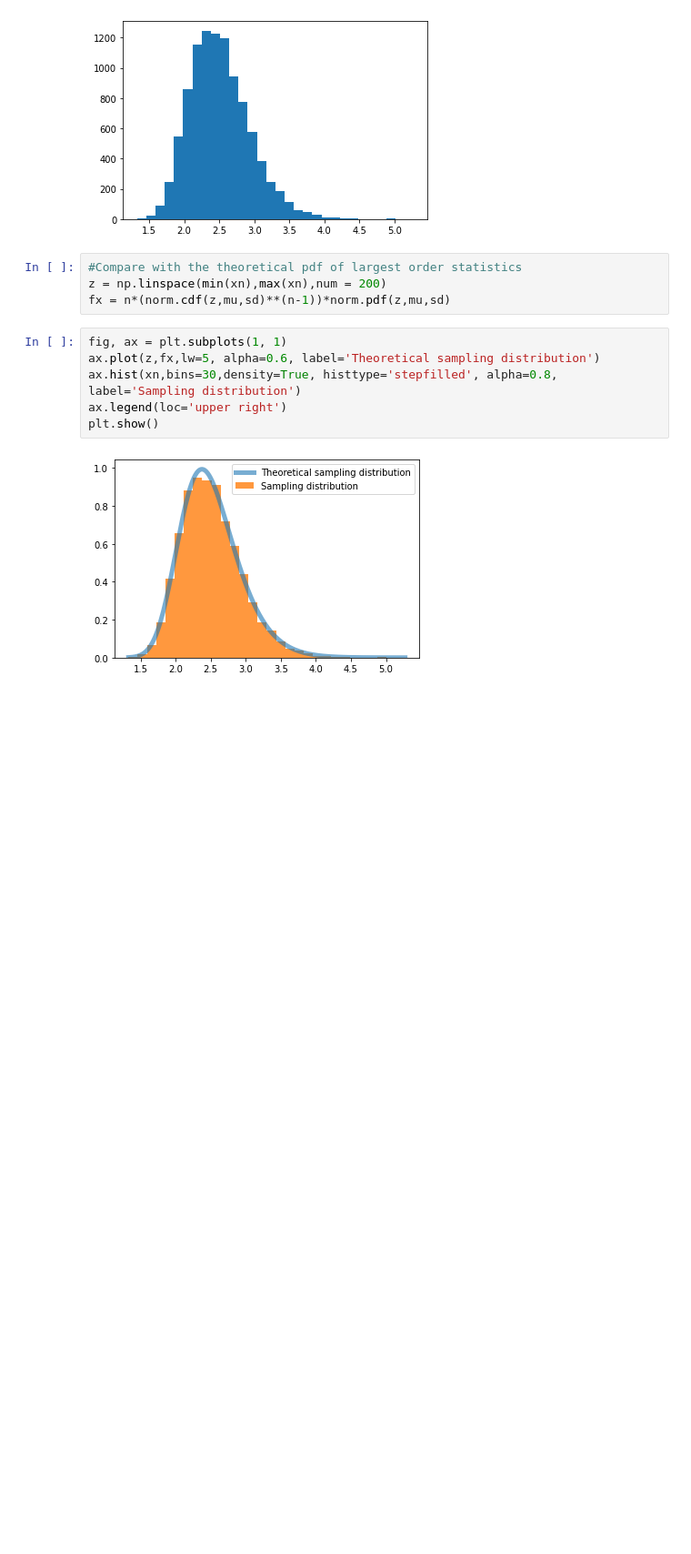
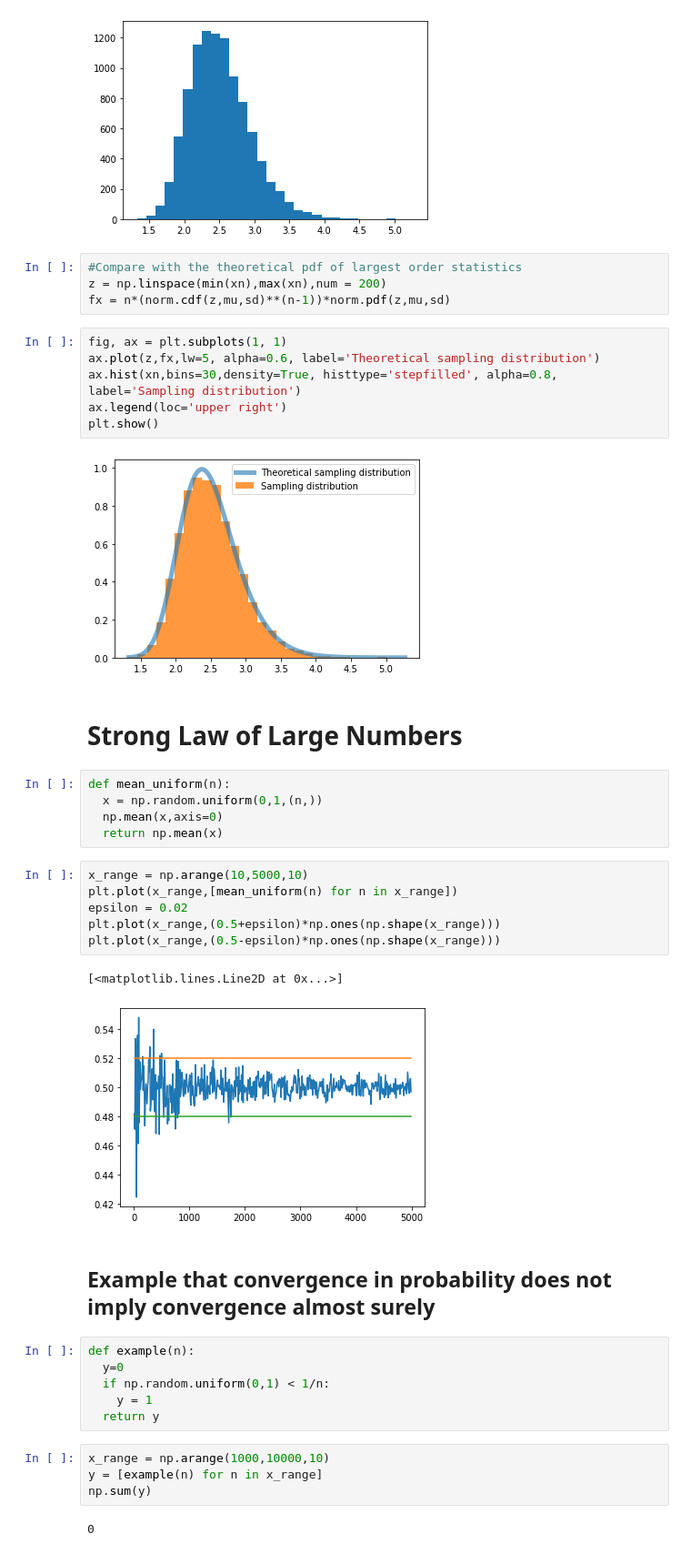
Before and after one commit to khaichiong/meco7312, a Jupyter notebook: Lecture5.ipynb, the cells around one changed output. Shown: that part at 91% size. Saved outputs shown, nothing was run; the diff lists cells and outputs as text; blank space fills up the shorter version.

```diff
--- a/Lecture5.ipynb
+++ b/Lecture5.ipynb
@@ -204,3 +204,33 @@ ax.legend(loc='upper right')
 plt.show()
 # %% [output]
 [figure]
+# %% [markdown]
+# Strong Law of Large Numbers
+# %%
+def mean_uniform(n):
+  x = np.random.uniform(0,1,(n,))
+  np.mean(x,axis=0)
+  return np.mean(x)
+# %%
+x_range = np.arange(10,5000,10)
+plt.plot(x_range,[mean_uniform(n) for n in x_range])
+epsilon = 0.02
+plt.plot(x_range,(0.5+epsilon)*np.ones(np.shape(x_range)))
+plt.plot(x_range,(0.5-epsilon)*np.ones(np.shape(x_range)))
+# %% [output]
+[<matplotlib.lines.Line2D at 0x...>]
+[figure, added]
+# %% [markdown]
+## Example that convergence in probability does not imply convergence almost surely
+# %%
+def example(n):
+  y=0
+  if np.random.uniform(0,1) < 1/n:
+    y = 1
+  return y
+# %%
+x_range = np.arange(1000,10000,10)
+y = [example(n) for n in x_range]
+np.sum(y)
+# %% [output]
+0
```
Also changed, not shown: parts of 1 cell of this notebook.
